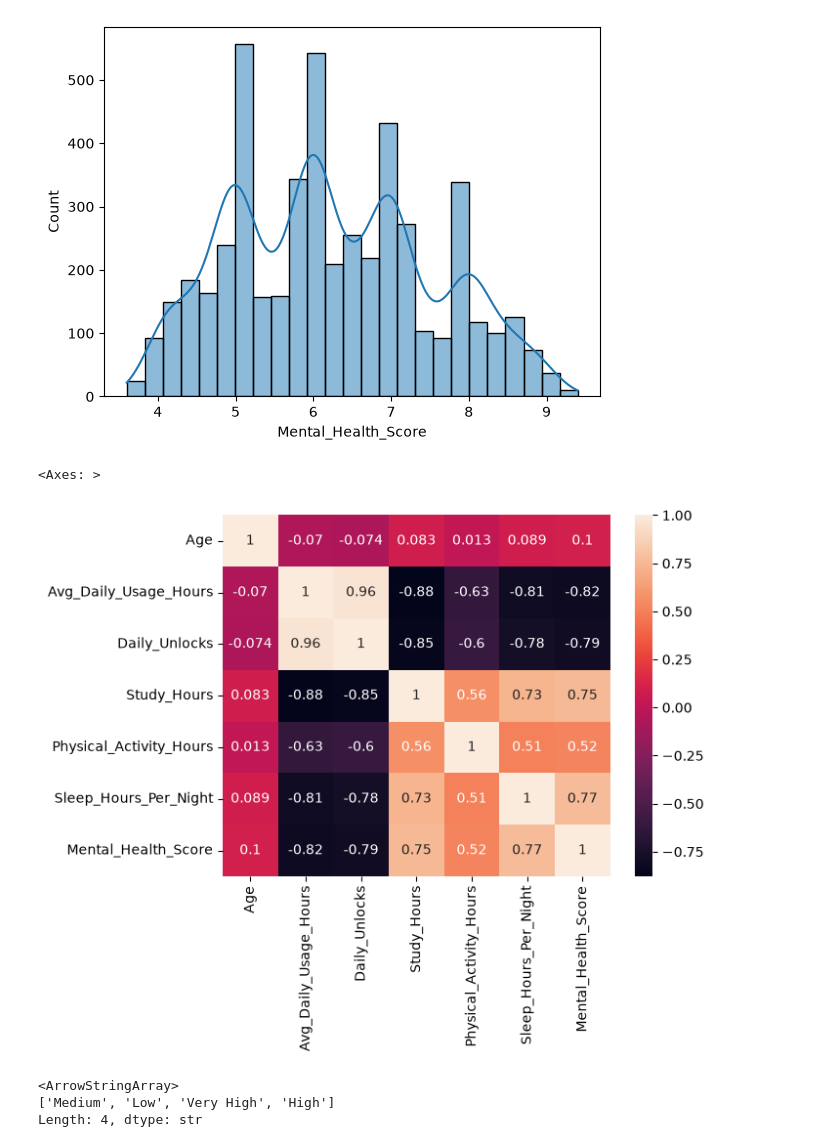
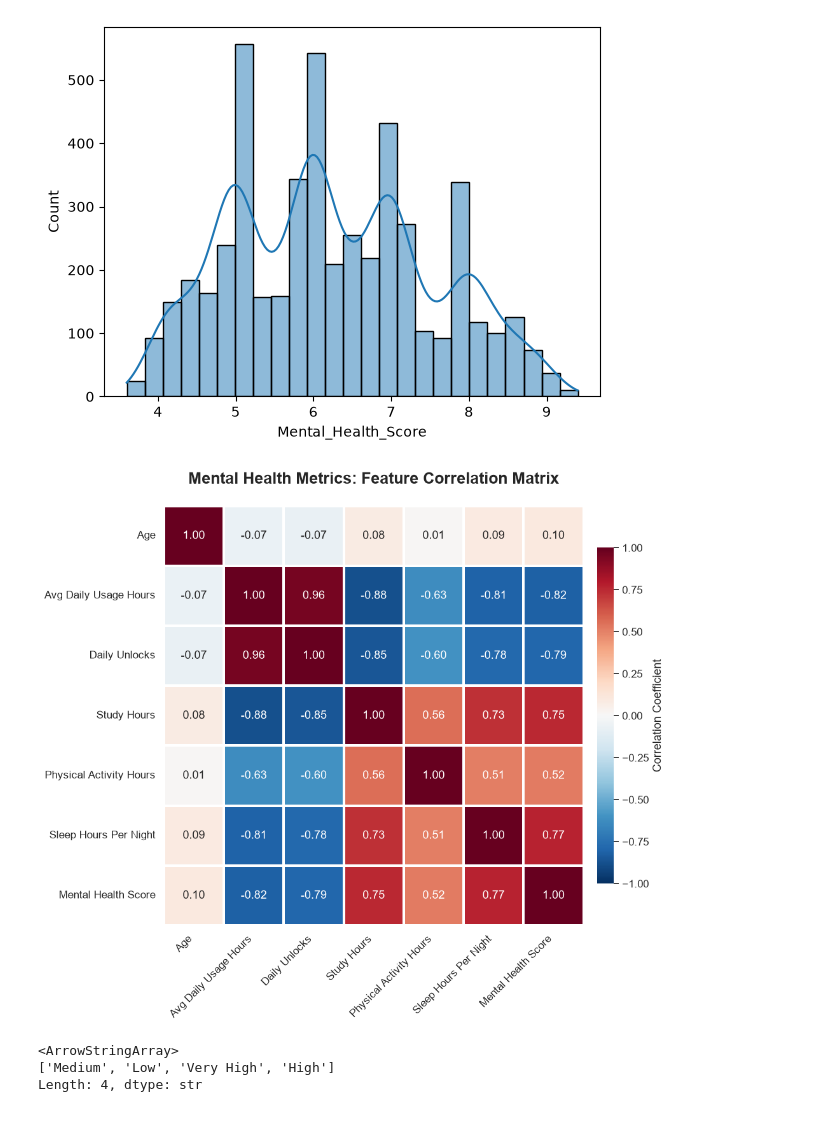
Before and after one commit to arslanahmad7635-web/mental-health-api, a Jupyter notebook: Mental_Health_Predict.ipynb, the cells around one changed output. Cells and saved outputs as stored; diff of their text form; code cells hidden in the pictures.

```diff
--- a/Mental_Health_Predict.ipynb
+++ b/Mental_Health_Predict.ipynb
@@ -86,10 +86,61 @@ sns.histplot(df['Mental_Health_Score'],kde=True)
 <Axes: xlabel='Mental_Health_Score', ylabel='Count'>
 [figure]
 # %%
-sns.heatmap(df.corr(numeric_only=True),annot=True)
+import pandas as pd
+import numpy as np
+import seaborn as sns
+import matplotlib.pyplot as plt
+
+# 1. Set a clean, minimalist visual theme
+sns.set_theme(style="white", font_scale=1.1)
+
+# 2. Calculate the correlation matrix (assuming your data is in 'df')
+corr_matrix = df.corr(numeric_only=True)
+
+# 3. Clean the labels (remove underscores for presentation readiness)
+clean_labels = [col.replace('_', ' ') for col in corr_matrix.columns]
+corr_matrix.columns = clean_labels
+corr_matrix.index = clean_labels
+
+# 4. Set up the figure dimensions (wide enough for uncrowded labels)
+plt.figure(figsize=(12, 9))
+
+# 5. Draw the heatmap with highly structured formatting
+sns.heatmap(
+    corr_matrix,
+    annot=True,              # Display the correlation values
+    fmt=".2f",               # Standardize to 2 decimal places
+    cmap="RdBu_r",           # Professional diverging palette (Deep Red to Deep Blue)
+    vmin=-1, vmax=1,         # Strictly anchor the color scale
+    center=0,                # Ensure zero is exactly neutral white
+    linewidths=1.5,          # Crisp white spacing between cells
+    linecolor='white',
+    square=True,             # Force cells to be perfectly square
+    cbar_kws={
+        "shrink": 0.8,
+        "label": "Correlation Coefficient",
+        "pad": 0.02
+    }
+)
+
+# 6. Apply professional typography to titles and axes
+plt.title("Mental Health Metrics: Feature Correlation Matrix",
+          fontsize=18, fontweight='bold', pad=25)
+
+# 7. Rotate x-axis labels to 45 degrees for optimal readability
+plt.xticks(rotation=45, ha='right', fontsize=12)
+plt.yticks(rotation=0, fontsize=12)
+
+# 8. Prevent labels from being cut off during export
+plt.tight_layout()
+
+# 9. Export in ultra-high resolution (300 DPI) for LinkedIn compression
+plt.savefig("corporate_correlation_matrix.png", dpi=300, bbox_inches='tight')
+
+# Display the plot
+plt.show()
 # %% [output]
-<Axes: >
-[figure, old version]
+[figure, new version]
 # %%
 df['Stress_Level'].unique()
 # %% [output]
```
Also changed, not shown: parts of 6 cells of this notebook, 11 other files.
